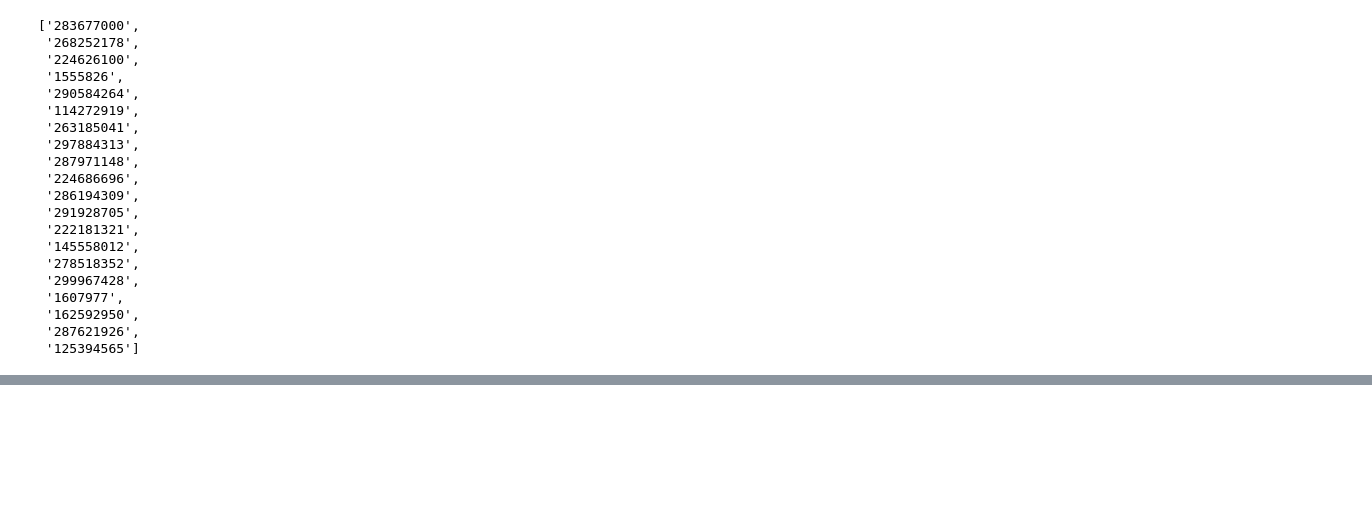
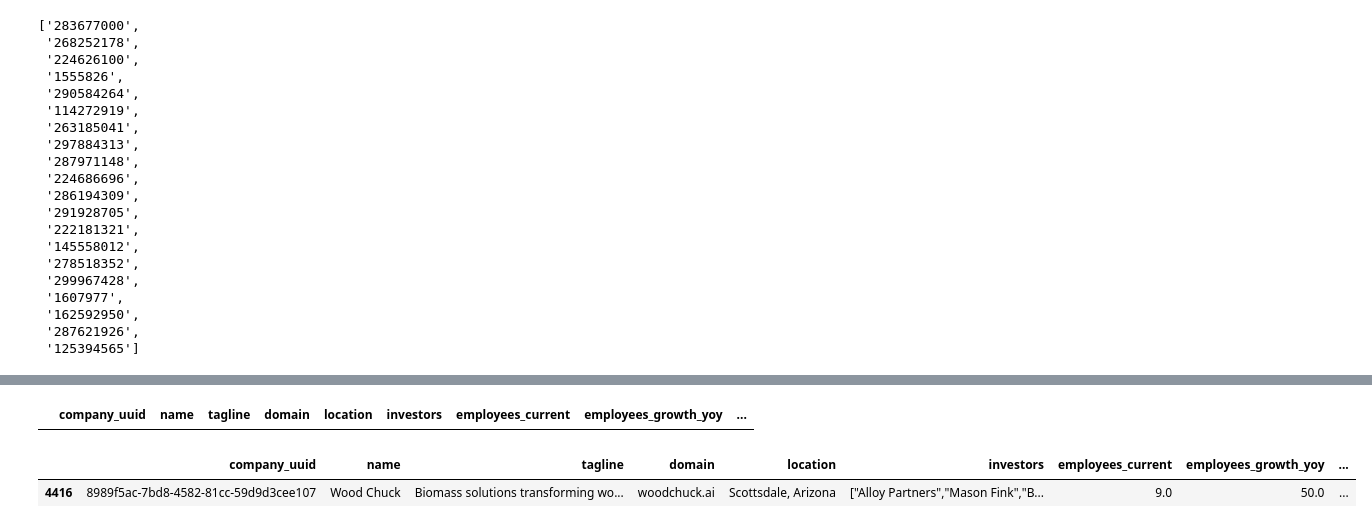
Before and after one commit to clbanjai/Energize-Internship, a Jupyter notebook: temp.ipynb, the cells around one changed output, grey strips where cells are left out. Saved outputs shown, nothing was run; the diff lists cells and outputs as text; code cells hidden in the pictures; blank space fills up the shorter version.

```diff
--- a/temp.ipynb
+++ b/temp.ipynb
@@ -1684,0 +2017,12 @@ RuntimeError: asyncio.run() cannot be called from a running event loop
+# %%
+from db_client import fetch_all
+companies = fetch_all()
+df = companies[companies["in_energize_affinity"] == True]
+df[df["affinity_id"]==295930269]
+# %% [output]
+|  | company_uuid | name | tagline | domain | location | investors | employees_current | employees_growth_yoy | ... |
+# %%
+df[df["affinity_id"]==""295930269""]
+# %% [output]
+|  | company_uuid | name | tagline | domain | location | investors | employees_current | employees_growth_yoy | ... |
+| 4416 | 8989f5ac-7bd8-4582-81cc-59d9d3cee107 | Wood Chuck | Biomass solutions transforming wo... | woodchuck.ai | Scottsdale, Arizona | ["Alloy Partners","Mason Fink","B... | 9.0 | 50.0 | ... |
```
Also changed, not shown: parts of 12 cells of this notebook, 3 other files.
